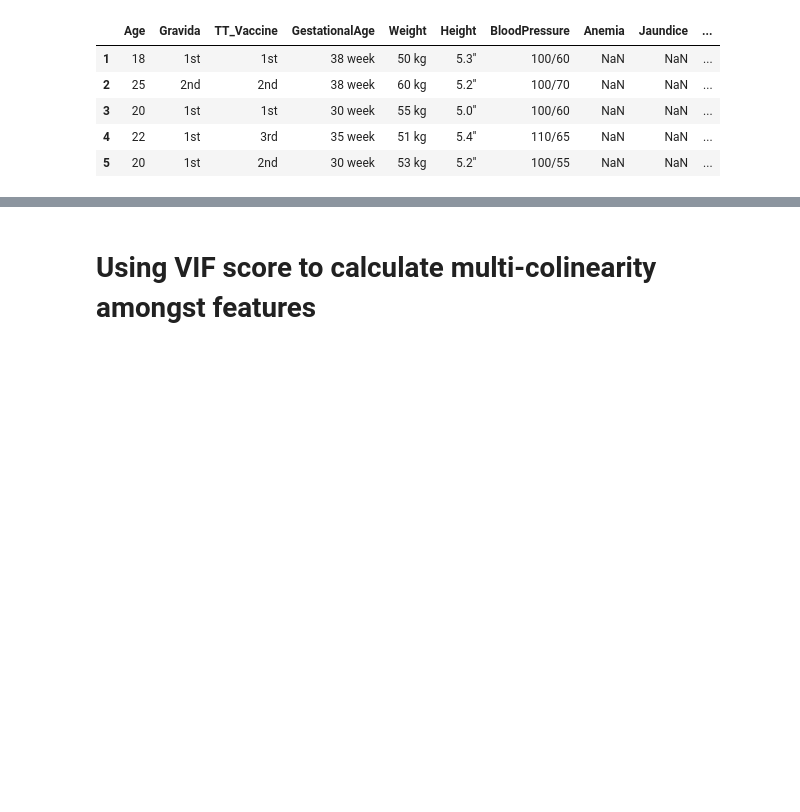
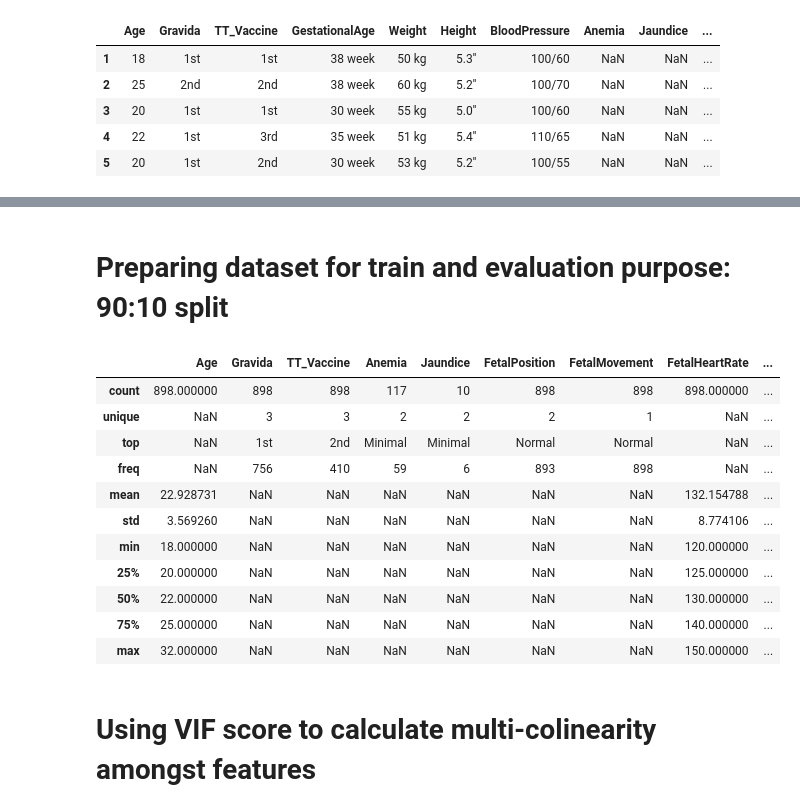
Before and after one commit to TakeASwing-420/maternal-health, a Jupyter notebook: mh.ipynb, the cells around one changed output, grey strips where cells are left out. Saved outputs shown, nothing was run; the diff lists cells and outputs as text; code cells hidden in the pictures; blank space fills up the shorter version.

```diff
--- a/mh.ipynb
+++ b/mh.ipynb
@@ -92,0 +142,2 @@ df1.head()
+# %% [markdown]
+# Preparing dataset for train and evaluation purpose: 90:10 split
@@ -93,3 +150,18 @@ df1.head()
+# %%
+df1_train.describe(include='all')
+# %% [output]
+|  | Age | Gravida | TT_Vaccine | Anemia | Jaundice | FetalPosition | FetalMovement | FetalHeartRate | ... |
+| count | 898.000000 | 898 | 898 | 117 | 10 | 898 | 898 | 898.000000 | ... |
+| unique | NaN | 3 | 3 | 2 | 2 | 2 | 1 | NaN | ... |
+| top | NaN | 1st | 2nd | Minimal | Minimal | Normal | Normal | NaN | ... |
+| freq | NaN | 756 | 410 | 59 | 6 | 893 | 898 | NaN | ... |
+| mean | 22.928731 | NaN | NaN | NaN | NaN | NaN | NaN | 132.154788 | ... |
+| std | 3.569260 | NaN | NaN | NaN | NaN | NaN | NaN | 8.774106 | ... |
+| min | 18.000000 | NaN | NaN | NaN | NaN | NaN | NaN | 120.000000 | ... |
+| 25% | 20.000000 | NaN | NaN | NaN | NaN | NaN | NaN | 125.000000 | ... |
+| 50% | 22.000000 | NaN | NaN | NaN | NaN | NaN | NaN | 130.000000 | ... |
+| 75% | 25.000000 | NaN | NaN | NaN | NaN | NaN | NaN | 140.000000 | ... |
+| max | 32.000000 | NaN | NaN | NaN | NaN | NaN | NaN | 150.000000 | ... |
 # %% [markdown]
 # Using VIF score to calculate multi-colinearity amongst features
 # %%
```
Also changed, not shown: parts of 21 cells of this notebook, 3 other files.
